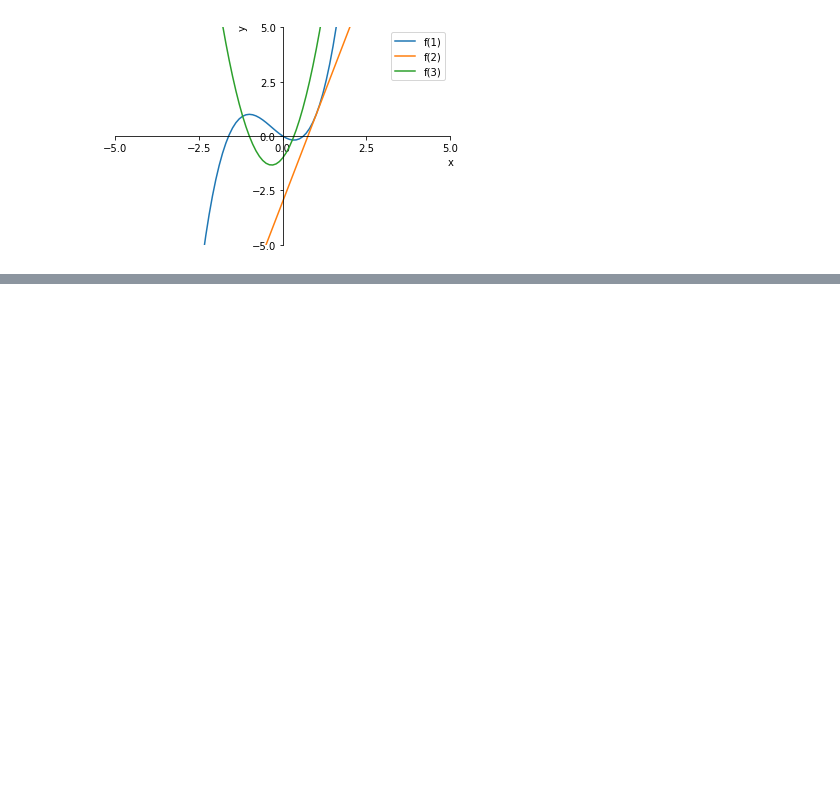
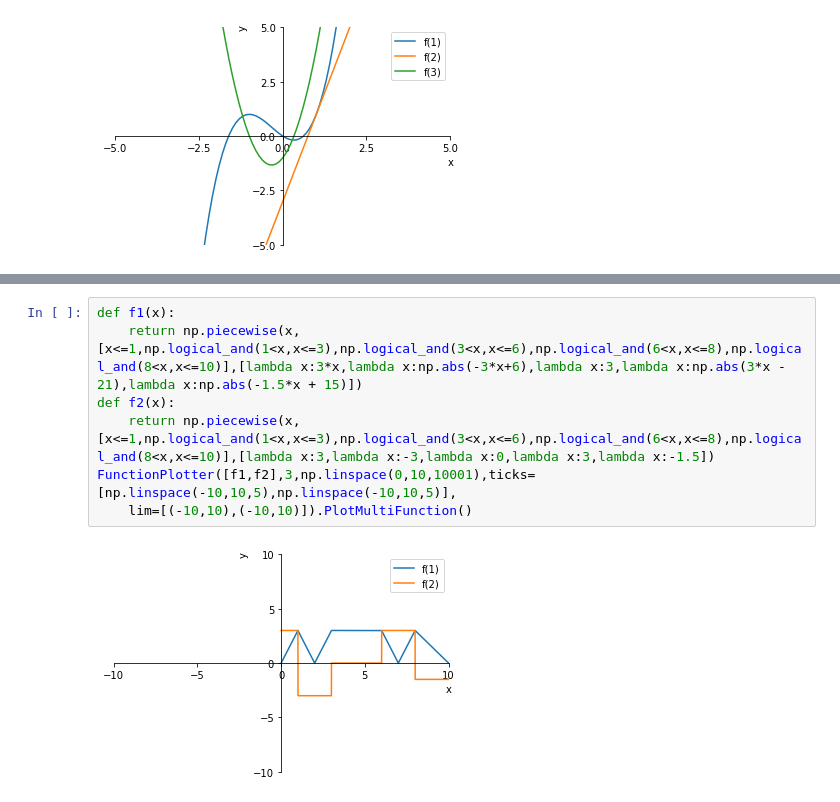
Before and after one commit to Zhurp2020/NLP-from-scratch, a Jupyter notebook: Thomas Calculus/Chapter 3 code.ipynb, the cells around one changed output, grey strips where cells are left out. Saved outputs shown, nothing was run; the diff lists cells and outputs as text; blank space fills up the shorter version.

```diff
--- a/Thomas Calculus/Chapter 3 code.ipynb
+++ b/Thomas Calculus/Chapter 3 code.ipynb
@@ -141,0 +153,9 @@ FunctionPlotter([f,f1,f2]).PlotMultiFunction()
+# %%
+def f1(x):
+    return np.piecewise(x,[x<=1,np.logical_and(1<x,x<=3),np.logical_and(3<x,x<=6),np.logical_and(6<x,x<=8),np.logical_and(8<x,x<=10)],[lambda x:3*x,lambda x:np.abs(-3*x+6),lambda x:3,lambda x:np.abs(3*x - 21),lambda x:np.abs(-1.5*x + 15)])
+def f2(x):
+    return np.piecewise(x,[x<=1,np.logical_and(1<x,x<=3),np.logical_and(3<x,x<=6),np.logical_and(6<x,x<=8),np.logical_and(8<x,x<=10)],[lambda x:3,lambda x:-3,lambda x:0,lambda x:3,lambda x:-1.5])
+FunctionPlotter([f1,f2],3,np.linspace(0,10,10001),ticks=[np.linspace(-10,10,5),np.linspace(-10,10,5)],
+    lim=[(-10,10),(-10,10)]).PlotMultiFunction()
+# %% [output]
+[figure, added]
```
Also changed, not shown: parts of 14 cells of this notebook, 7 other files.
